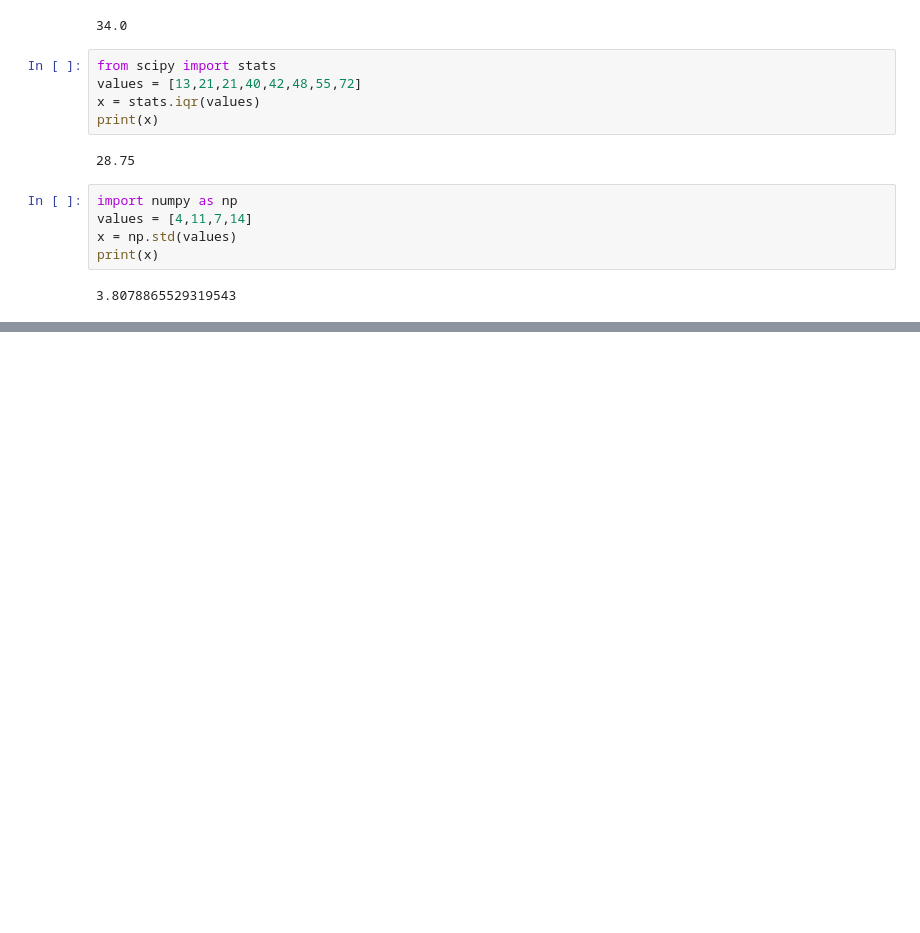
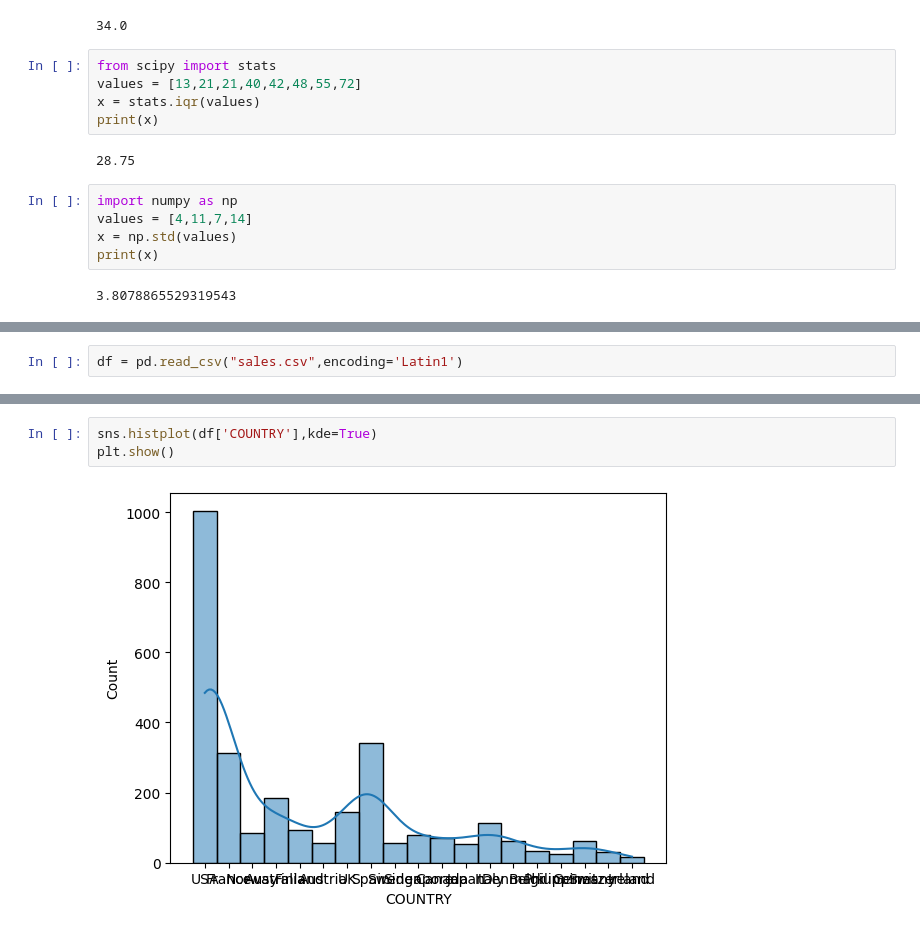
Before and after one commit to PratikshaShelke24/data-science, a Jupyter notebook: EDApratices.ipynb, the cells around one changed output, grey strips where cells are left out. Drawn from its saved outputs; the diff is of its cells as text; blank space fills up the shorter version.

```diff
--- a/EDApratices.ipynb
+++ b/EDApratices.ipynb
@@ -272,0 +280,2 @@ print(x)
+# %%
+df = pd.read_csv("sales.csv",encoding='Latin1')
@@ -272,0 +384,5 @@ print(x)
+# %%
+sns.histplot(df['COUNTRY'],kde=True)
+plt.show()
+# %% [output]
+[figure, added]
```
Also changed, not shown: parts of 20 cells of this notebook.
